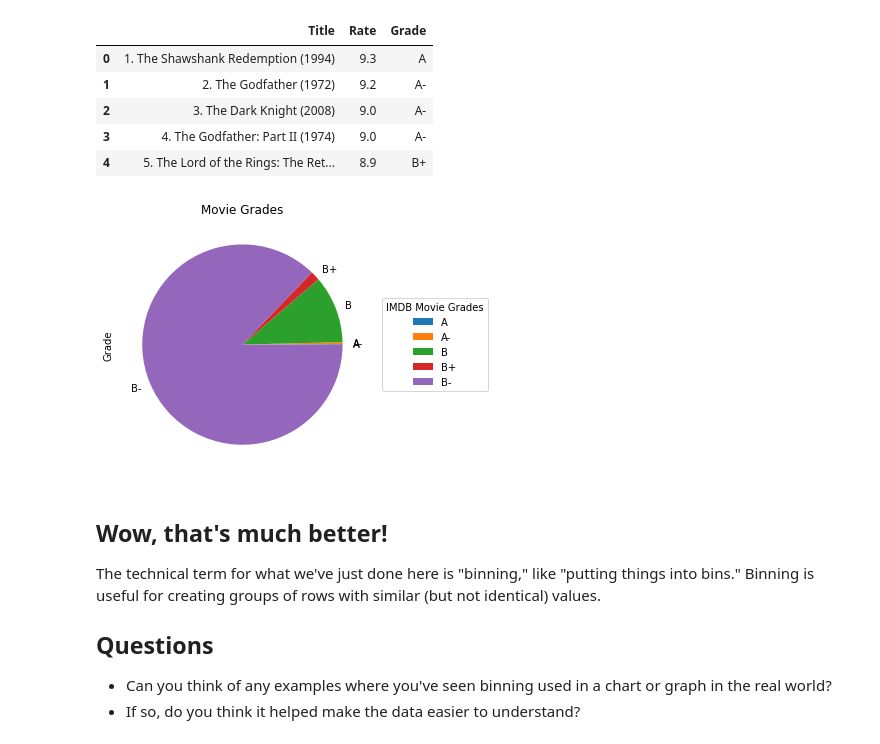
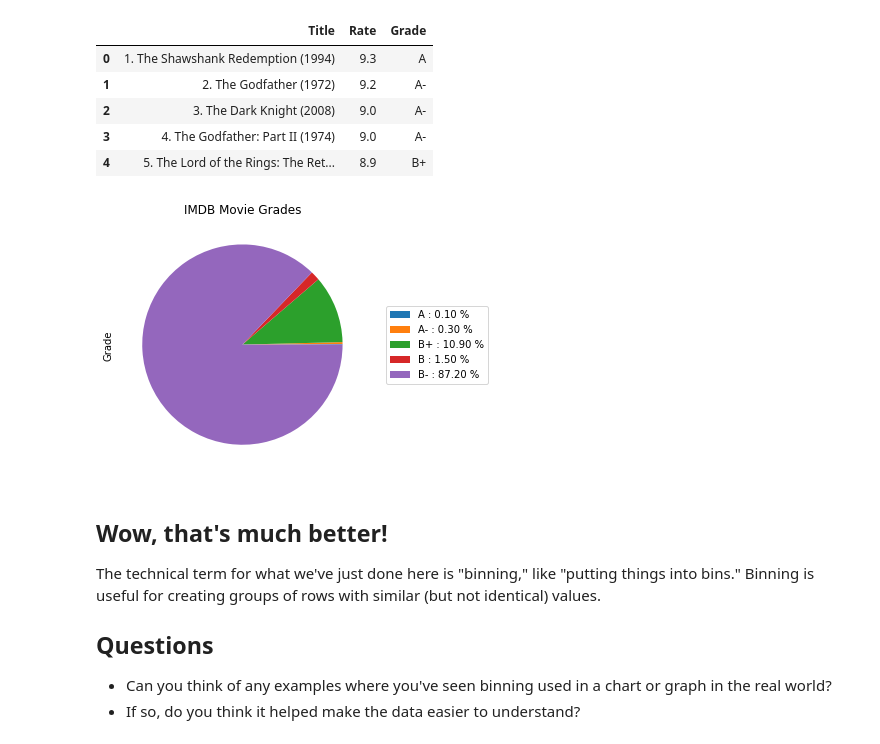
Before and after one commit to likeawednesday/TechCamp_DataViz, a Jupyter notebook: movie_ratings.ipynb, the cells around one changed output. Drawn from its saved outputs; the diff is of its cells as text; code cells hidden in the pictures.

Commit message:
fix pie chart labels/legend

```diff
--- a/movie_ratings.ipynb
+++ b/movie_ratings.ipynb
@@ -126,28 +143,22 @@ df.loc[:,['Title', 'Rate', 'Grade']].head()
 # %%
 # Great, our new "Grade" column is now part of the dataframe.
 # Let's see how our pie chart looks when we use the "Grade" column instead of the "Rate" column
 
-#x = np.char.array(['A', 'A-', 'B+', 'B', 'B-', 'C+', 'C', 'C-', 'D+', 'D', 'D-', 'F'])
-#y = df['Rate']
-#pct = 100.*y/y.sum()
+x = np.char.array(['A', 'A-', 'B+', 'B', 'B-', 'C+', 'C', 'C-', 'D+', 'D', 'D-', 'F'])
+y = df.groupby('Grade')['Grade'].count()
+pct = 100.*y/y.sum()
 
-#p_pie = df.groupby('Grade')['Grade'].count().plot.pie(
-#    autopct = '%.2f%%',
-#    labels = ['{0} - {1:1.2f} %'.format(i,j) for i,j in zip(x, pct)],
-#    figsize = (12, 12)
-#)
-
-p_pie = df.groupby('Grade')['Grade'].count().plot.pie(
-    labels = )
-
-p_pie.legend(title = 'IMDB Movie Grades',
+p_pie = df.groupby('Grade')['Grade'].count().plot.pie(labels = None)
+p_pie.legend(labels = ['{0} : {1:1.2f} %'.format(i,j) for i,j in zip(x, pct)],
+#             title = 'IMDB Movie Grades',
              loc = 'center right',
              bbox_to_anchor = (1,0,0.5,1))
-p_pie.set_title('Movie Grades')
+
+p_pie.set_title('IMDB Movie Grades')
 plt.tight_layout()
 plt.show()
 # %% [output]
-[figure, old version]
+[figure, new version]
 # %% [markdown]
 ## Wow, that's much better!
 
```
Also changed, not shown: parts of 2 cells of this notebook.
